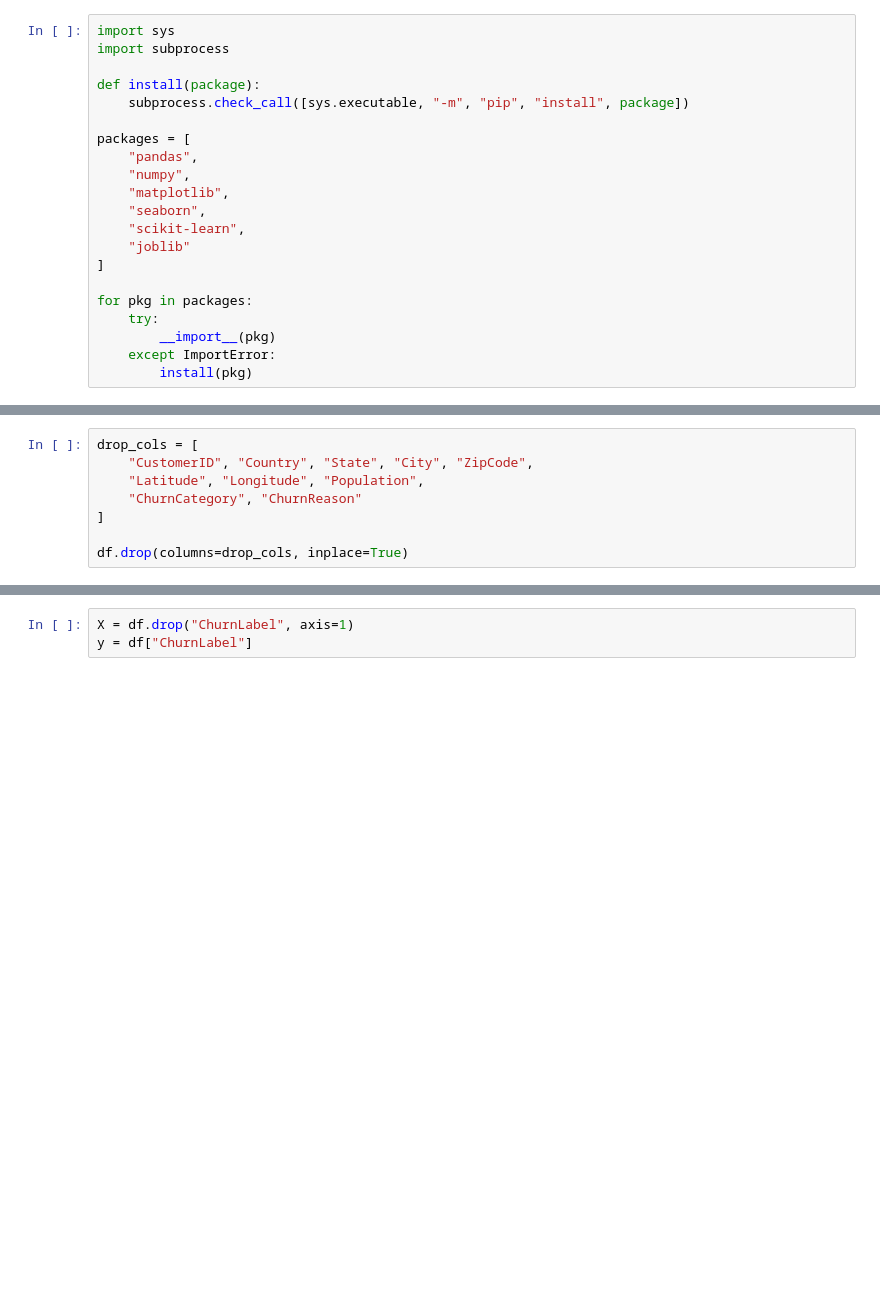
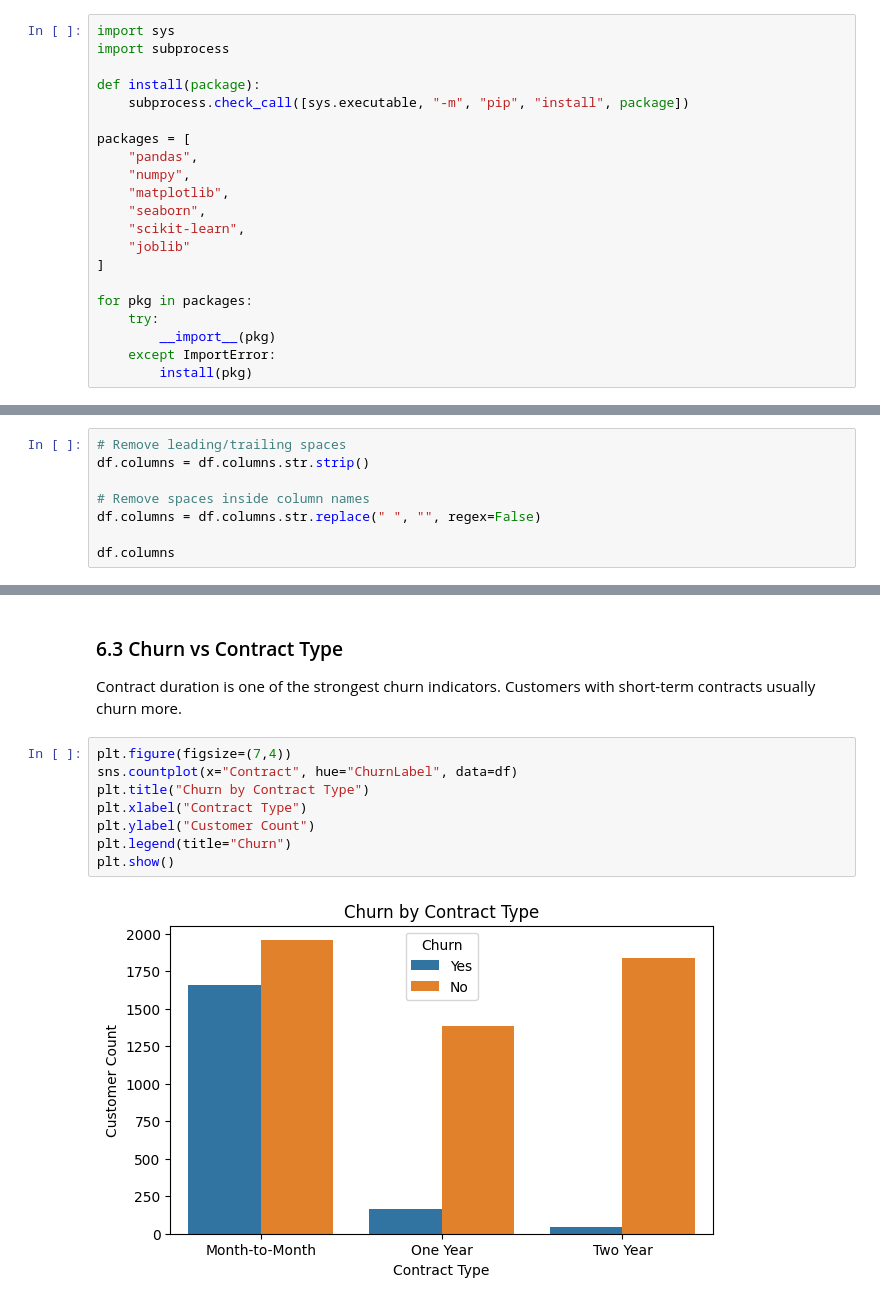
Before and after one commit to Vishaldubey2210/Churn_Model, a Jupyter notebook: notebooks/churn_analysis.ipynb, the cells around one changed output, grey strips where cells are left out. Drawn from its saved outputs; the diff is of its cells as text; blank space fills up the shorter version.

```diff
--- a/notebooks/churn_analysis.ipynb
+++ b/notebooks/churn_analysis.ipynb
@@ -59,8 +104,8 @@ df.head()
 # %%
-drop_cols = [
-    "CustomerID", "Country", "State", "City", "ZipCode",
-    "Latitude", "Longitude", "Population",
-    "ChurnCategory", "ChurnReason"
-]
+# Remove leading/trailing spaces
+df.columns = df.columns.str.strip()
 
-df.drop(columns=drop_cols, inplace=True)
+# Remove spaces inside column names
+df.columns = df.columns.str.replace(" ", "", regex=False)
+
+df.columns
@@ -145,3 +229,15 @@ for col in cat_cols:
+# %% [markdown]
+### 6.3 Churn vs Contract Type
+
+Contract duration is one of the strongest churn indicators.
+Customers with short-term contracts usually churn more.
 # %%
-X = df.drop("ChurnLabel", axis=1)
-y = df["ChurnLabel"]
+plt.figure(figsize=(7,4))
+sns.countplot(x="Contract", hue="ChurnLabel", data=df)
+plt.title("Churn by Contract Type")
+plt.xlabel("Contract Type")
+plt.ylabel("Customer Count")
+plt.legend(title="Churn")
+plt.show()
+# %% [output]
+[figure, added]
```
Also changed, not shown: parts of 65 cells of this notebook, 4 other files.
